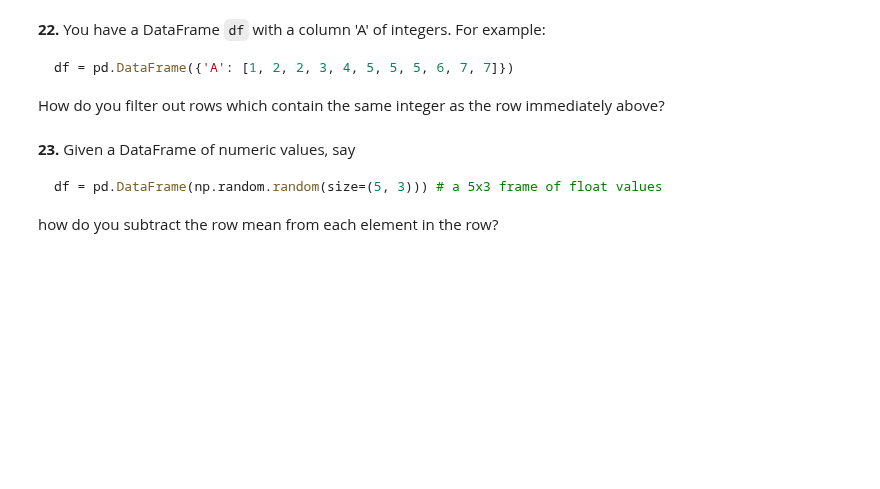
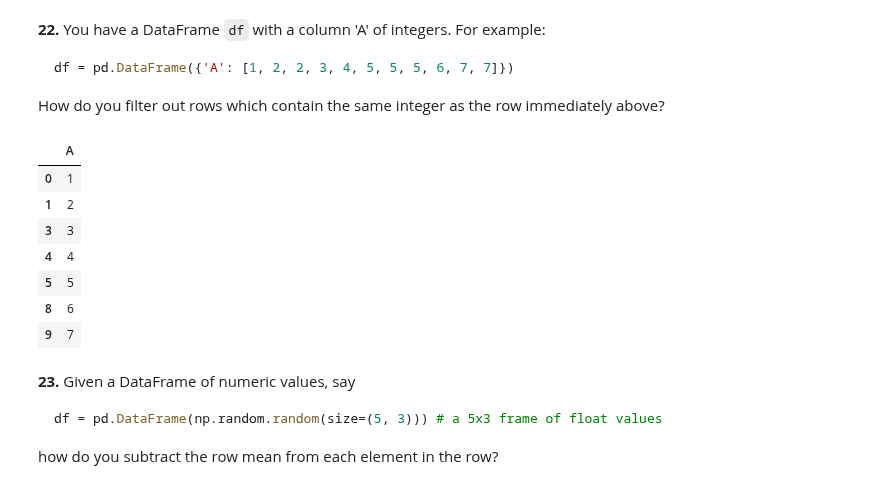
Before and after one commit to aktumut/Strive_School, a Jupyter notebook: Module_1/Day_7_Pandas/100-pandas-puzzles.ipynb, the cells around one changed output. Cells and saved outputs as stored; diff of their text form; code cells hidden in the pictures; blank space fills up the shorter version.

````diff
--- a/Module_1/Day_7_Pandas/100-pandas-puzzles.ipynb
+++ b/Module_1/Day_7_Pandas/100-pandas-puzzles.ipynb
@@ -341,6 +358,16 @@ df = pd.DataFrame({'A': [1, 2, 2, 3, 4, 5, 5, 5, 6, 7, 7]})
 How do you filter out rows which contain the same integer as the row immediately above?
 # %%
 df1 = pd.DataFrame({'A': [1, 2, 2, 3, 4, 5, 5, 5, 6, 7, 7]})
+df1.loc[df1['A'].shift(1, axis = 0) != df1['A']]
+# %% [output]
+|  | A |
+| 0 | 1 |
+| 1 | 2 |
+| 3 | 3 |
+| 4 | 4 |
+| 5 | 5 |
+| 8 | 6 |
+| 9 | 7 |
 # %% [markdown]
 **23.** Given a DataFrame of numeric values, say
 ```python
````
Also changed, not shown: parts of 5 cells of this notebook, 1 other file.
